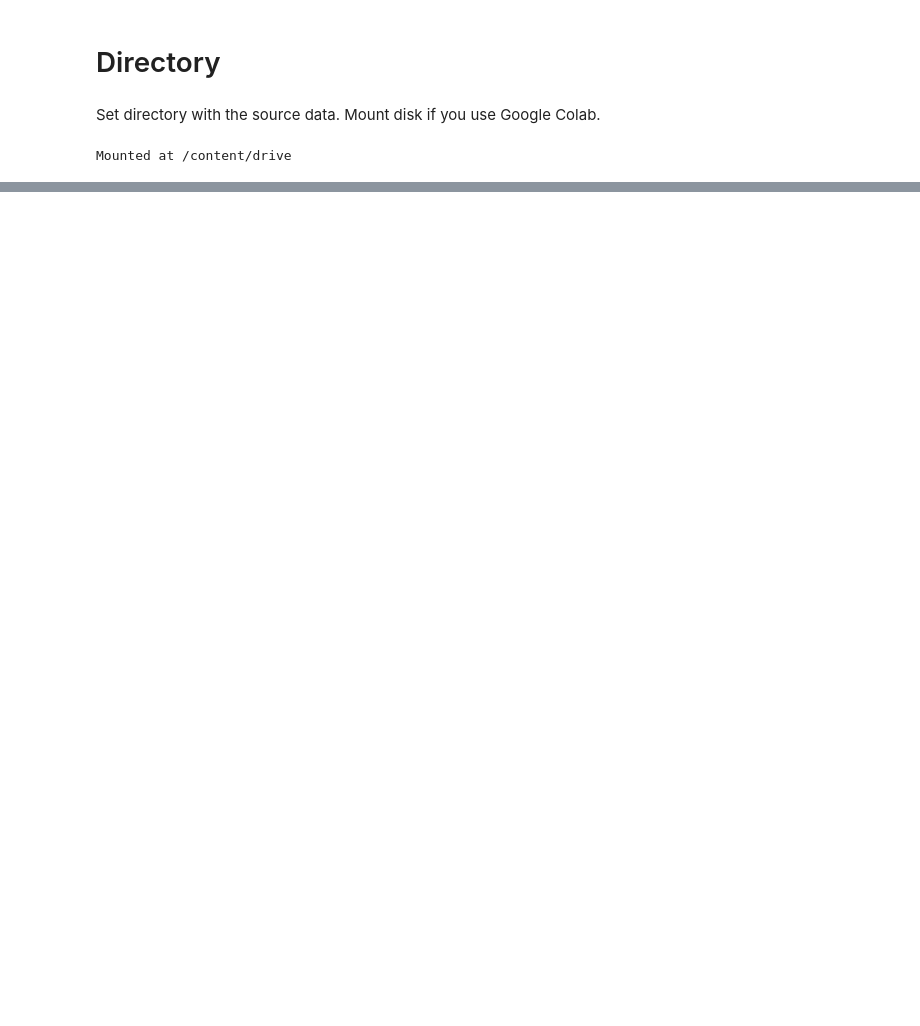
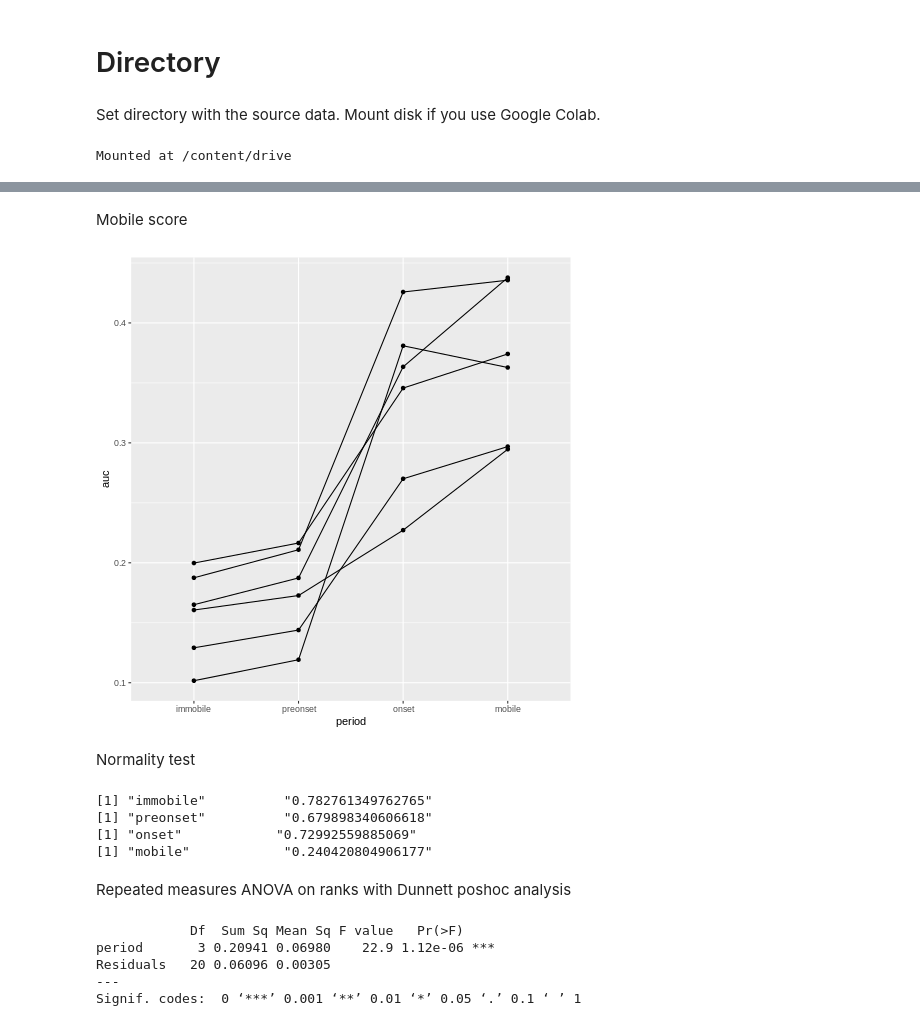
Before and after one commit to katemartian/LHoutputsManuscript, a Jupyter notebook: sourceData/Fig5_stats.ipynb, the cells around one changed output, grey strips where cells are left out. Cells and saved outputs as stored; diff of their text form; code cells hidden in the pictures; blank space fills up the shorter version.

```diff
--- a/sourceData/Fig5_stats.ipynb
+++ b/sourceData/Fig5_stats.ipynb
@@ -124,0 +484,42 @@ alternative hypothesis: true location shift is not equal to 0
+# %% [markdown]
+Mobile score
+# %%
+%%R
+df <- read_excel("fig5_LH_avoidanceTask.xlsx", sheet="avoidance_mobileScore")
+df$period = as.factor(df$period)
+df$auc = as.numeric(df$auc)
+# %%
+%%R
+neworder <- c('immobile','preonset','onset','mobile')
+df <- arrange(transform(df, period=factor(period,levels=neworder)),period)
+df$period <- factor(df$period, labels=c('immobile','preonset','onset','mobile'))
+# %%
+%%R
+ggplot(df, aes(x=period, y=auc)) + geom_point() + geom_line(aes(group=mouse))
+# %% [output]
+[figure, added]
+# %% [markdown]
+Normality test
+# %%
+%%R
+print(c("immobile", shapiro.test(df[(df$period=="immobile"), ]$auc)$p.value))
+print(c("preonset", shapiro.test(df[(df$period=="preonset"),]$auc)$p.value))
+print(c("onset", shapiro.test(df[(df$period=="onset"),]$auc)$p.value))
+print(c("mobile", shapiro.test(df[(df$period=="mobile"),]$auc)$p.value))
+# %% [output]
+[1] "immobile"          "0.782761349762765"
+[1] "preonset"          "0.679898340606618"
+[1] "onset"            "0.72992559885069"
+[1] "mobile"            "0.240420804906177"
+# %% [markdown]
+Repeated measures ANOVA on ranks with Dunnett poshoc analysis
+# %%
+%%R
+anova <- aov(auc ~ period, random=~1|mouse, data=df)
+summary(anova)
+# %% [output]
+            Df  Sum Sq Mean Sq F value   Pr(>F)
+period       3 0.20941 0.06980    22.9 1.12e-06 ***
+Residuals   20 0.06096 0.00305
+---
+Signif. codes:  0 ‘***’ 0.001 ‘**’ 0.01 ‘*’ 0.05 ‘.’ 0.1 ‘ ’ 1
```
Also changed, not shown: parts of 67 cells of this notebook.
